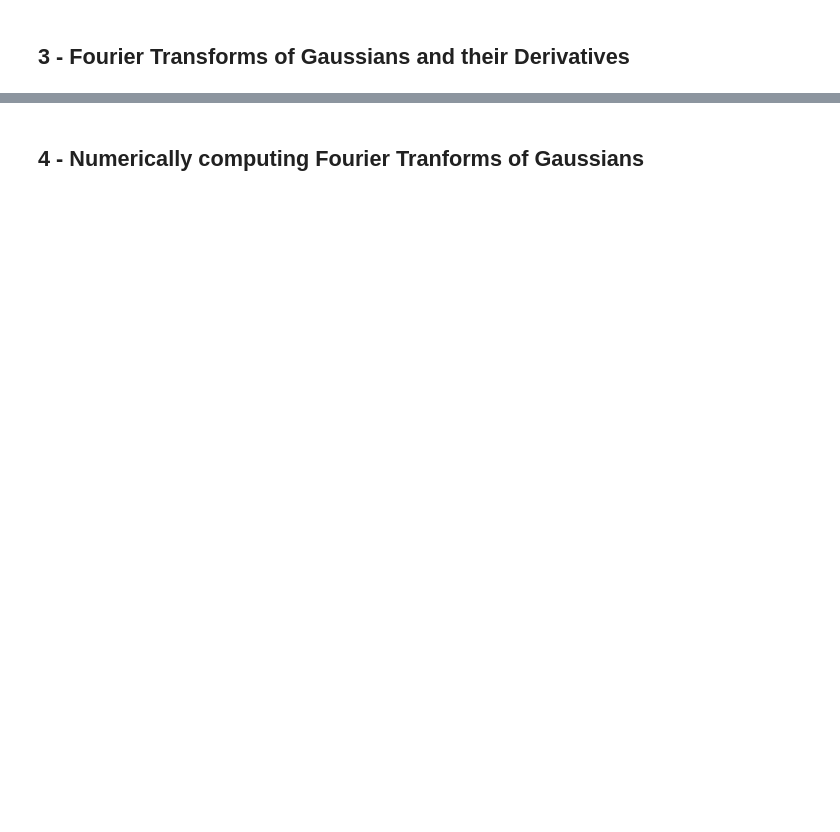
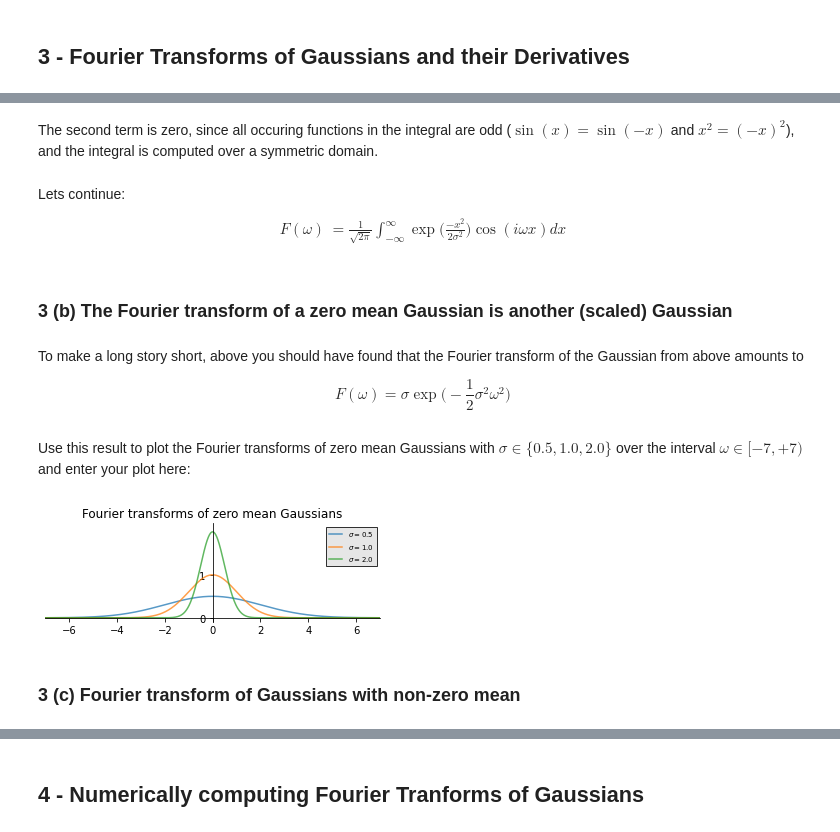
Before and after one commit to FabriceBeaumont/MA-INF_2314_IPSA, a Jupyter notebook: Code/Exercise3/SolutionsOfSheet3.ipynb, the cells around one changed output, grey strips where cells are left out. Drawn from its saved outputs; the diff is of its cells as text; code cells hidden in the pictures; blank space fills up the shorter version.

Commit message:
Continued with Sheet 3 - Ex 3

```diff
--- a/Code/Exercise3/SolutionsOfSheet3.ipynb
+++ b/Code/Exercise3/SolutionsOfSheet3.ipynb
@@ -198,0 +230,47 @@ Observe that Gaussian functions are square integrable and therefore have Fourier
+# %% [markdown]
+The second term is zero, since all occuring functions in the integral are odd ($\sin(x)=\sin(-x)$ and $x^2 = (-x)^2$), and the integral is computed over a symmetric domain.
+# %% [markdown]
+Lets continue:
+\begin{align}
+F(\omega) &= \frac{1}{\sqrt{2\pi}} \int_{-\infty}^{\infty} \exp\Big( \frac{-x^2}{2\sigma^2} \Big) \cos(i\omega x) dx
+\end{align}
+# %% [markdown]
+### 3 (b) The Fourier transform of a zero mean Gaussian is another (scaled) Gaussian
+# %% [markdown]
+To make a long story short, above you should have found that the Fourier transform of the Gaussian from above amounts to
+
+$$ F(\omega) = \sigma \exp\Big(-\frac{1}{2} \sigma^2 \omega^2\Big)$$
+# %% [markdown]
+Use this result to plot the Fourier transforms of zero mean Gaussians
+with $\sigma \in \{0.5, 1.0, 2.0\}$ over the interval $\omega\in[−7, +7)$ and enter your
+plot here:
+# %%
+def spcG(x, sig=1.):
+    """Simplified, zero mean Gaussian."""
+    return np.exp(-0.5 * x**2 / sig**2)
+
+def frqG(o, sig=1.):
+    """Fourier transform of the zero mean Gaussian"""
+    return sig * spcG(o, 1/sig)
+# %%
+omin = -7
+omax = +7
+rate = 1024
+oval = np.linspace(omin, omax, rate, endpoint=False)
+
+
+sigs = [0.5, 1.0, 2.0]
+labs = [r'$\sigma = %.1f$' % sig for sig in sigs]
+
+
+# Plot three Gaussian Fourier transforms
+fcts = [frqG(oval, sig=sig) for sig in sigs]
+
+lims = [omin, omax, -0.1, 2.2]
+xtcs = np.arange(omin+1, omax, 2)
+ytcs = [-1, 0, +1]
+plotFcts(oval, fcts, labs=labs, xtcs=xtcs, ytcs=ytcs, lims=lims, title='Fourier transforms of zero mean Gaussians')
+# %% [output]
+[figure, added]
+# %% [markdown]
+### 3 (c) Fourier transform of Gaussians with non-zero mean
```
Also changed, not shown: parts of 44 cells of this notebook.
